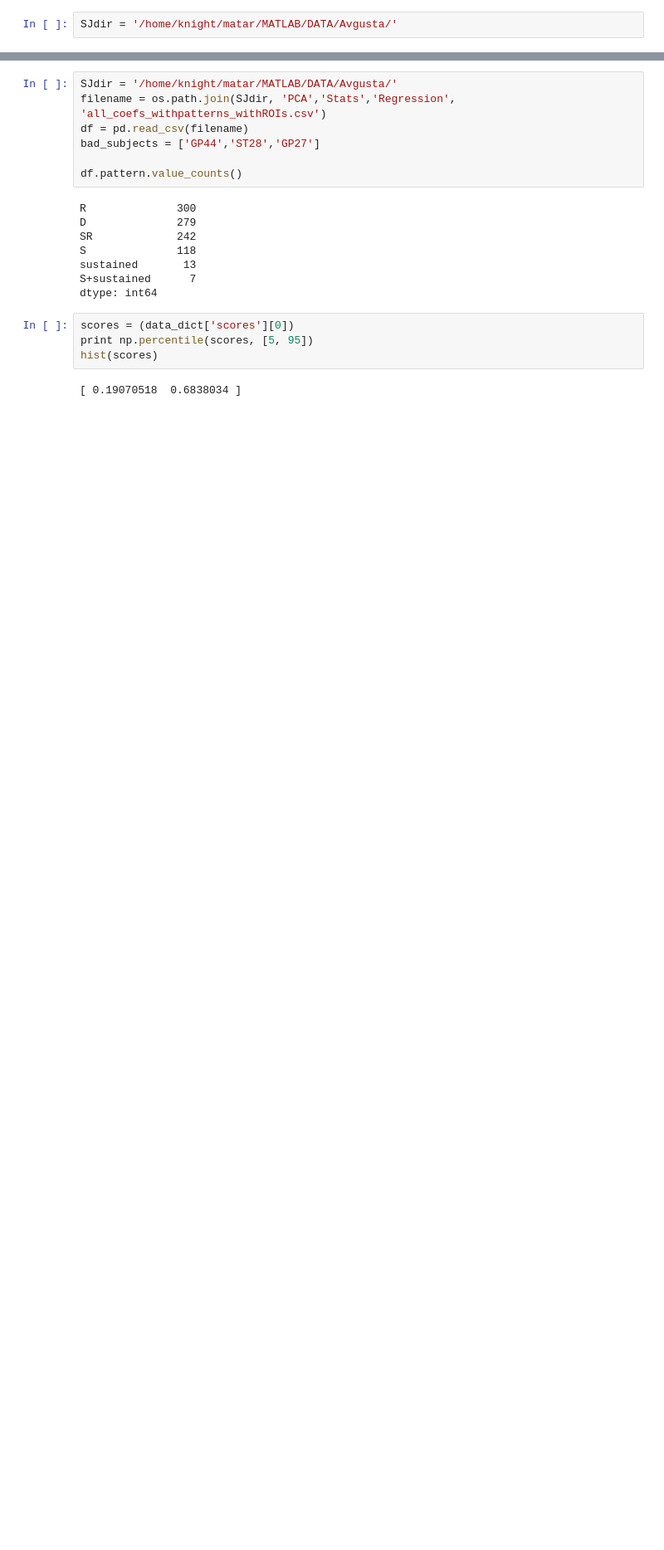
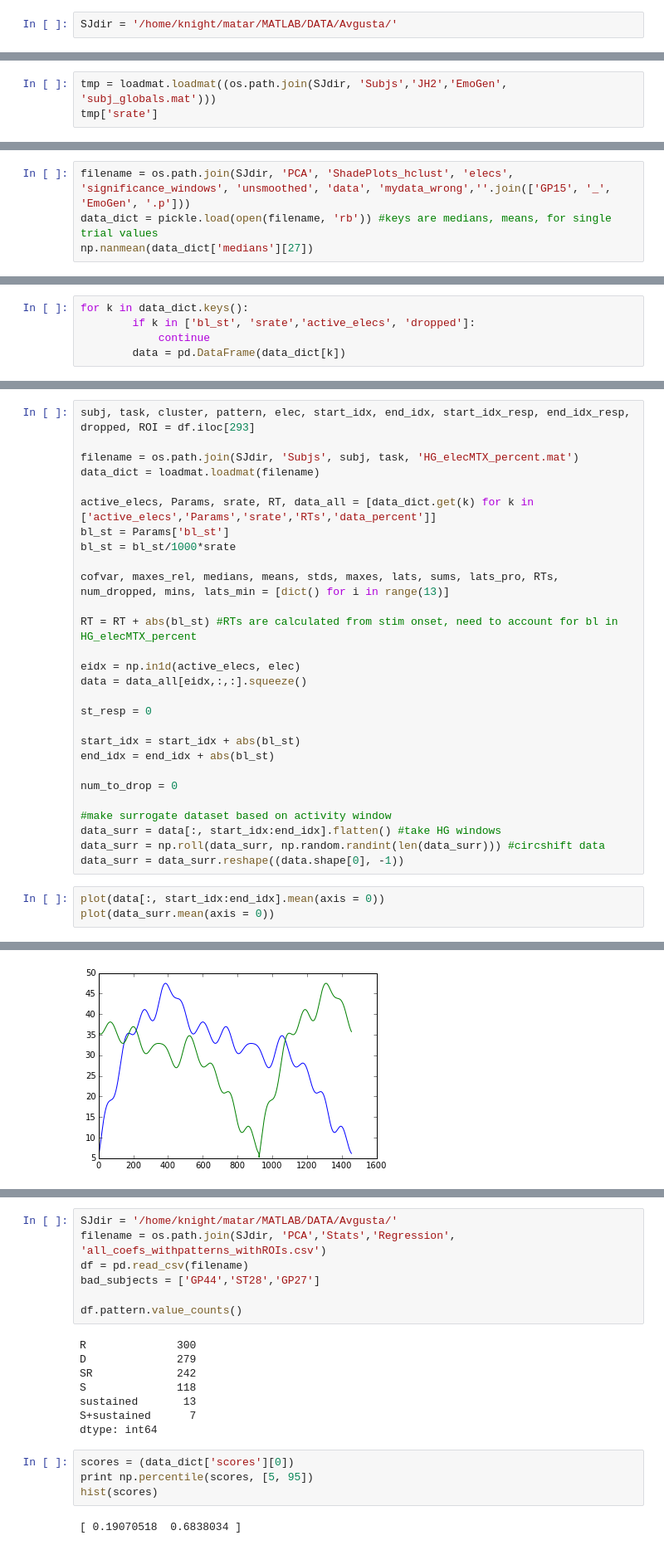
Before and after one commit to matarhaller/ECOGpy, a Jupyter notebook: sandbox.ipynb, the cells around one changed output, grey strips where cells are left out. Shown at 83% size. Cells and saved outputs as stored; diff of their text form; blank space fills up the shorter version.

Commit message:
fixed baseline issue with my data, fixed RT issue with my data

```diff
--- a/sandbox.ipynb
+++ b/sandbox.ipynb
@@ -27,0 +64,3 @@ print df2.query("pattern == 'D' and task!= 'EmoRep'").shape
+# %%
+tmp = loadmat.loadmat((os.path.join(SJdir, 'Subjs','JH2','EmoGen', 'subj_globals.mat')))
+tmp['srate']
@@ -27,0 +184,4 @@ print df2.query("pattern == 'D' and task!= 'EmoRep'").shape
+# %%
+filename = os.path.join(SJdir, 'PCA', 'ShadePlots_hclust', 'elecs', 'significance_windows', 'unsmoothed', 'data', 'mydata_wrong',''.join(['GP15', '_', 'EmoGen', '.p']))
+data_dict = pickle.load(open(filename, 'rb')) #keys are medians, means, for single trial values
+np.nanmean(data_dict['medians'][27])
@@ -27,0 +190,5 @@ print df2.query("pattern == 'D' and task!= 'EmoRep'").shape
+# %%
+for k in data_dict.keys():
+        if k in ['bl_st', 'srate','active_elecs', 'dropped']:
+            continue
+        data = pd.DataFrame(data_dict[k])
@@ -27,0 +286,32 @@ print df2.query("pattern == 'D' and task!= 'EmoRep'").shape
+# %%
+subj, task, cluster, pattern, elec, start_idx, end_idx, start_idx_resp, end_idx_resp, dropped, ROI = df.iloc[293]
+
+filename = os.path.join(SJdir, 'Subjs', subj, task, 'HG_elecMTX_percent.mat')
+data_dict = loadmat.loadmat(filename)
+
+active_elecs, Params, srate, RT, data_all = [data_dict.get(k) for k in ['active_elecs','Params','srate','RTs','data_percent']]
+bl_st = Params['bl_st']
+bl_st = bl_st/1000*srate
+
+cofvar, maxes_rel, medians, means, stds, maxes, lats, sums, lats_pro, RTs, num_dropped, mins, lats_min = [dict() for i in range(13)]
+
+RT = RT + abs(bl_st) #RTs are calculated from stim onset, need to account for bl in HG_elecMTX_percent
+
+eidx = np.in1d(active_elecs, elec)
+data = data_all[eidx,:,:].squeeze()
+
+st_resp = 0
+
+start_idx = start_idx + abs(bl_st)
+end_idx = end_idx + abs(bl_st)
+
+num_to_drop = 0
+
+#make surrogate dataset based on activity window
+data_surr = data[:, start_idx:end_idx].flatten() #take HG windows
+data_surr = np.roll(data_surr, np.random.randint(len(data_surr))) #circshift data
+data_surr = data_surr.reshape((data.shape[0], -1))
+# %%
+plot(data[:, start_idx:end_idx].mean(axis = 0))
+plot(data_surr.mean(axis = 0))
+# %% [output]
@@ -27,0 +319 @@ print df2.query("pattern == 'D' and task!= 'EmoRep'").shape
+[figure, added]
```
Also changed, not shown: parts of 22 cells of this notebook, 12 other files.
